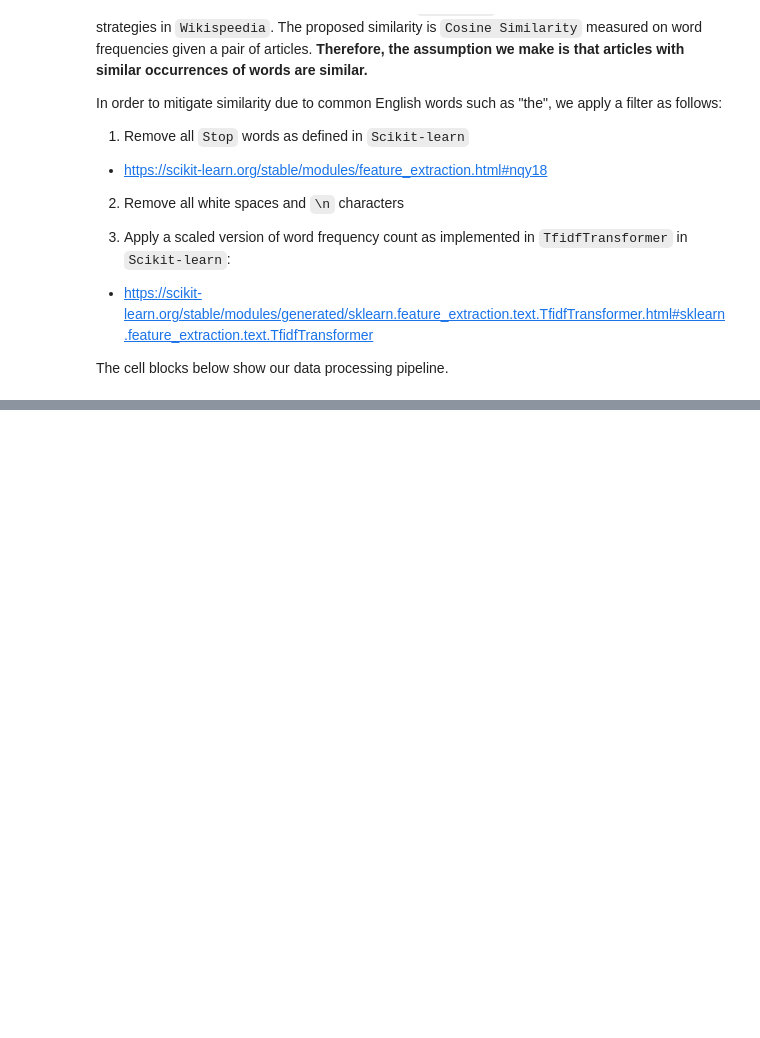
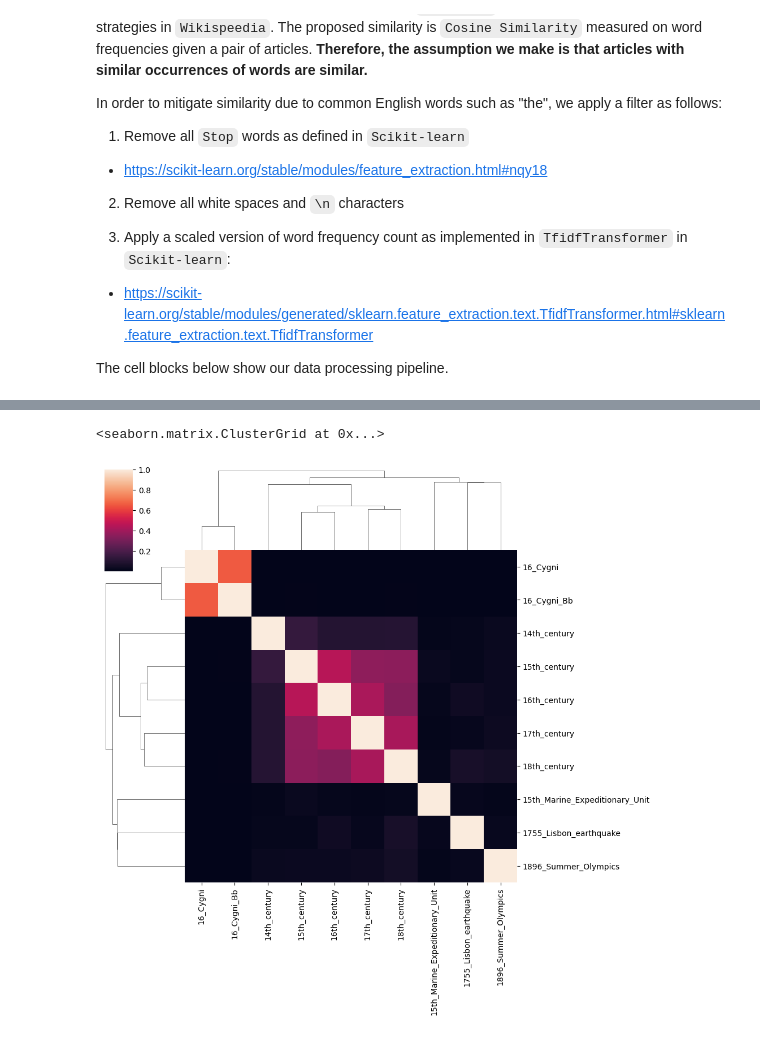
Before and after one commit to epfl-ada/ada-2022-project-theadalyzers, a Jupyter notebook: Dataset-Processing.ipynb, the cells around one changed output, grey strips where cells are left out. Drawn from its saved outputs; the diff is of its cells as text; code cells hidden in the pictures; blank space fills up the shorter version.

```diff
--- a/Dataset-Processing.ipynb
+++ b/Dataset-Processing.ipynb
@@ -419,9 +432,12 @@ plt.xlabel("Cosine Similarity"); plt.ylabel("Absolute Counts")
 # %%
 import seaborn as sns
 
 # "Cygni" are star systems/extrasolar planets and thus are expected to be similar
 # the time periods have some similarity
-#sns.clustermap(cosine_sim.iloc[10:20, 10:20])
+sns.clustermap(cosine_sim.iloc[10:20, 10:20])
+# %% [output]
+<seaborn.matrix.ClusterGrid at 0x...>
+[figure, added]
 # %%
 # "Cancri" are exoplanets and thus are expected to be similar
 # we again see similarity between time periods
```
Also changed, not shown: parts of 24 cells of this notebook, 7 other files.
